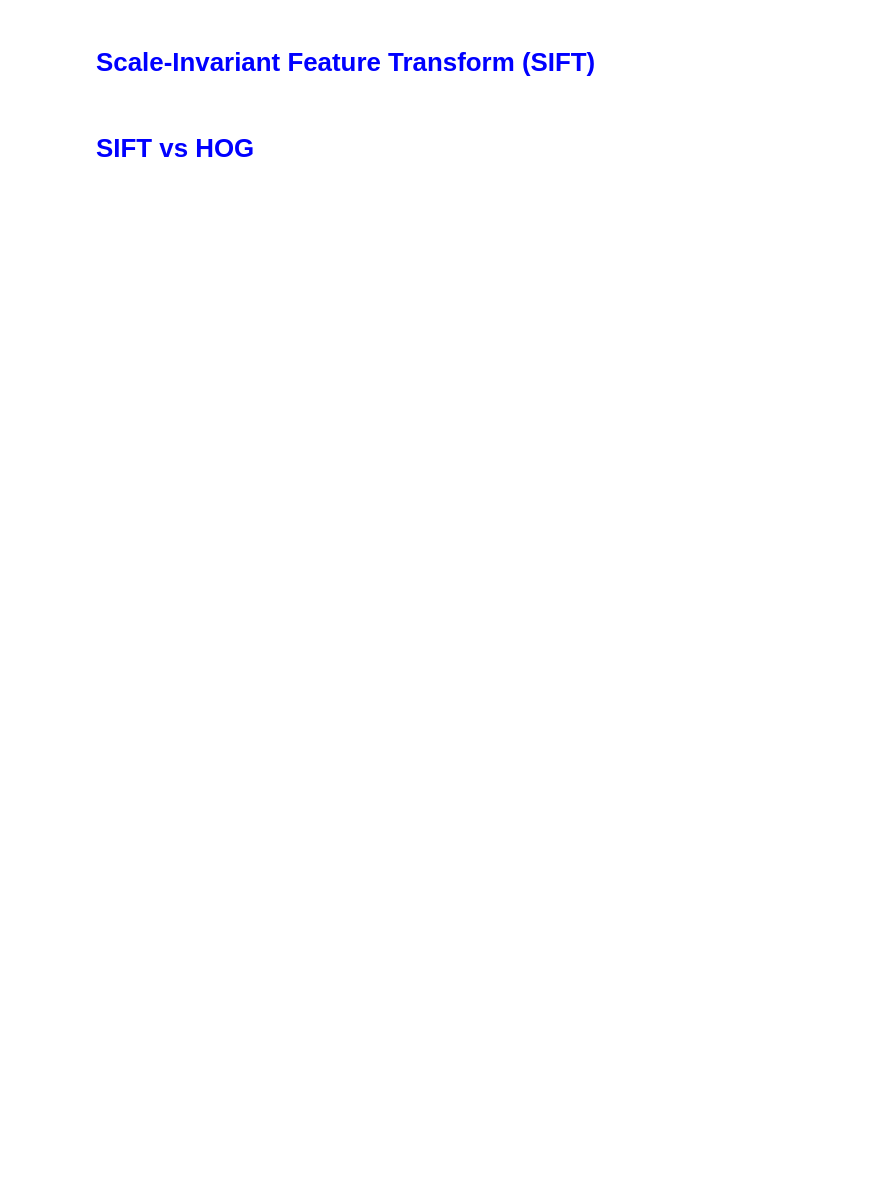
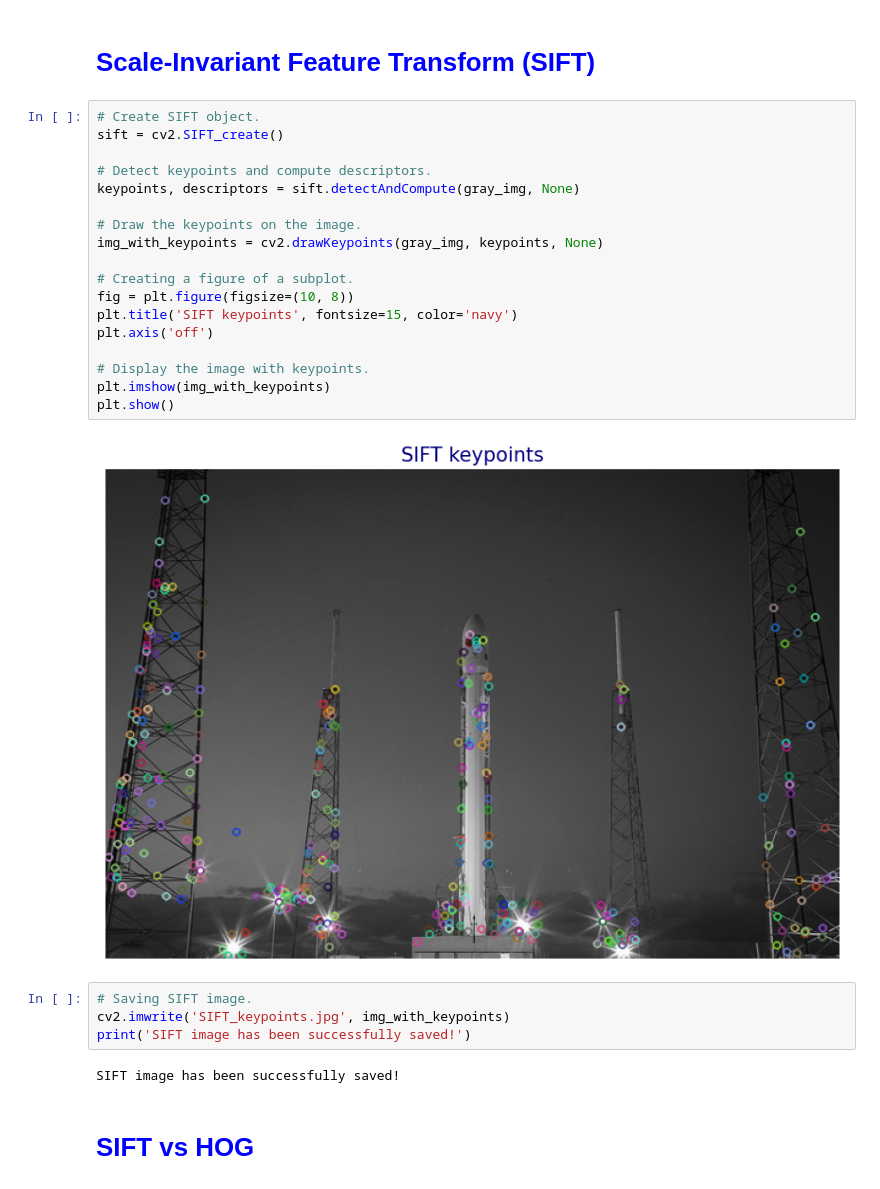
Before and after one commit to OleksiiHayvoronskyi/lesson_62, a Jupyter notebook: Lesson_62_ImageFeatureExtraction.ipynb, the cells around one changed output. Saved outputs shown, nothing was run; the diff lists cells and outputs as text; blank space fills up the shorter version.

```diff
--- a/Lesson_62_ImageFeatureExtraction.ipynb
+++ b/Lesson_62_ImageFeatureExtraction.ipynb
@@ -114,4 +247,30 @@ image = tf.keras.datasets.cifar10.load_data()
 # %% [markdown]
 # **<font color='blue'>Scale-Invariant Feature Transform (SIFT)**</font>
+# %%
+# Create SIFT object.
+sift = cv2.SIFT_create()
+
+# Detect keypoints and compute descriptors.
+keypoints, descriptors = sift.detectAndCompute(gray_img, None)
+
+# Draw the keypoints on the image.
+img_with_keypoints = cv2.drawKeypoints(gray_img, keypoints, None)
+
+# Creating a figure of a subplot.
+fig = plt.figure(figsize=(10, 8))
+plt.title('SIFT keypoints', fontsize=15, color='navy')
+plt.axis('off')
+
+# Display the image with keypoints.
+plt.imshow(img_with_keypoints)
+plt.show()
+# %% [output]
+[figure, added]
+# %%
+# Saving SIFT image.
+cv2.imwrite('SIFT_keypoints.jpg', img_with_keypoints)
+print('SIFT image has been successfully saved!')
+# %% [output]
+SIFT image has been successfully saved!
 # %% [markdown]
 # **<font color='blue'>SIFT vs HOG**</font>
```
Also changed, not shown: parts of 21 cells of this notebook.
